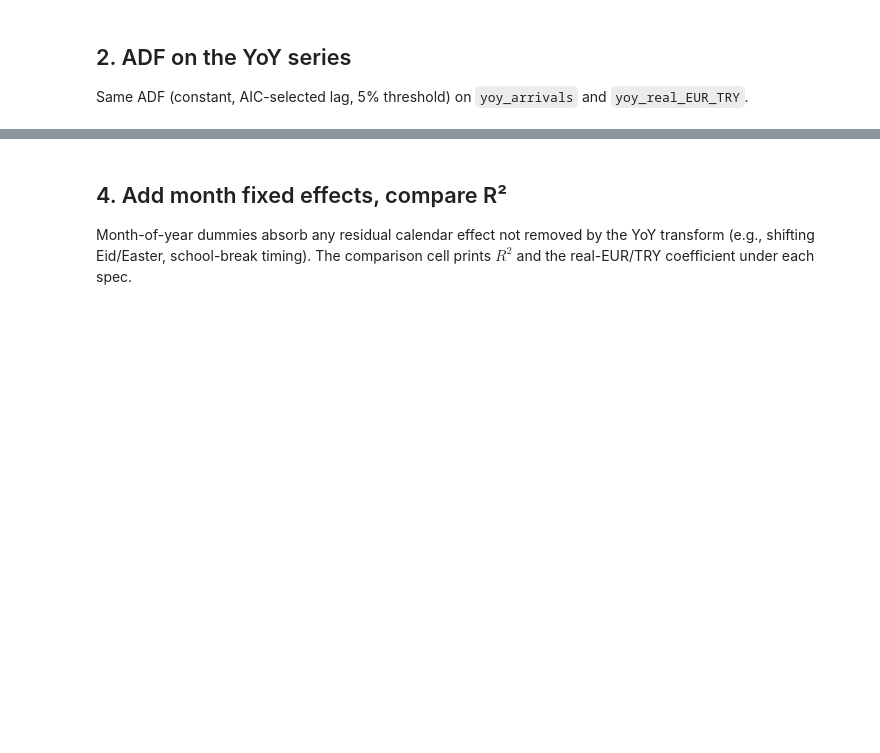
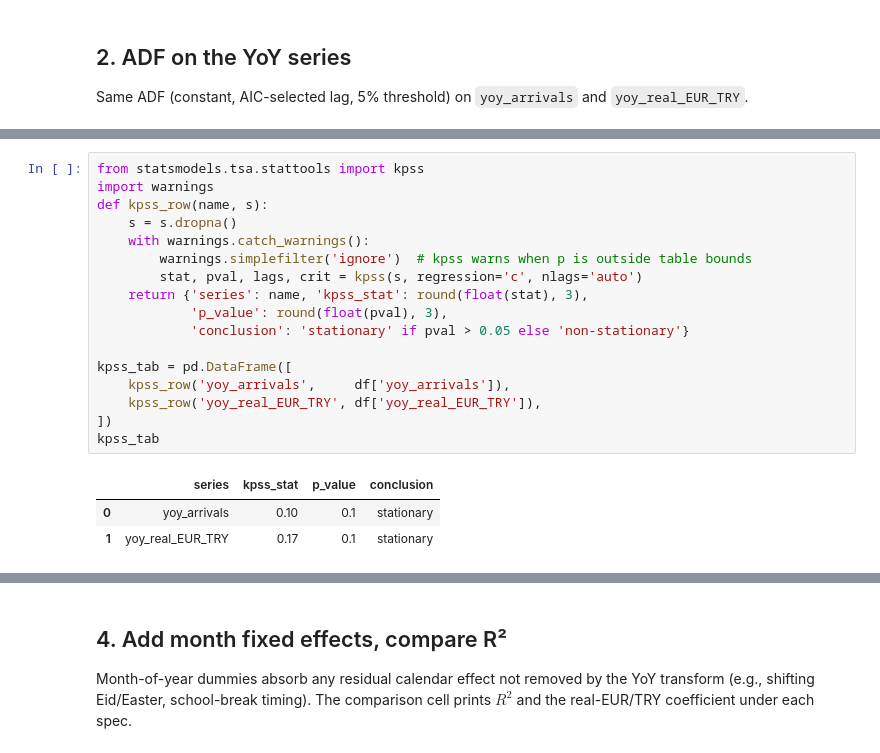
Before and after one commit to MetinSaldiris/turkey-tourism-macro-analysis, a Jupyter notebook: notebooks/04_regression_yoy.ipynb, the cells around one changed output, grey strips where cells are left out. Saved outputs shown, nothing was run; the diff lists cells and outputs as text; blank space fills up the shorter version.

```diff
--- a/notebooks/04_regression_yoy.ipynb
+++ b/notebooks/04_regression_yoy.ipynb
@@ -88,0 +111,21 @@ $\beta_1$ is an elasticity: a 1% real TRY depreciation against EUR is associated
+# %%
+from statsmodels.tsa.stattools import kpss
+import warnings
+def kpss_row(name, s):
+    s = s.dropna()
+    with warnings.catch_warnings():
+        warnings.simplefilter('ignore')  # kpss warns when p is outside table bounds
+        stat, pval, lags, crit = kpss(s, regression='c', nlags='auto')
+    return {'series': name, 'kpss_stat': round(float(stat), 3),
+            'p_value': round(float(pval), 3),
+            'conclusion': 'stationary' if pval > 0.05 else 'non-stationary'}
+
+kpss_tab = pd.DataFrame([
+    kpss_row('yoy_arrivals',     df['yoy_arrivals']),
+    kpss_row('yoy_real_EUR_TRY', df['yoy_real_EUR_TRY']),
+])
+kpss_tab
+# %% [output]
+|  | series | kpss_stat | p_value | conclusion |
+| 0 | yoy_arrivals | 0.10 | 0.1 | stationary |
+| 1 | yoy_real_EUR_TRY | 0.17 | 0.1 | stationary |
```
Also changed, not shown: parts of 20 cells of this notebook, 6 other files.
